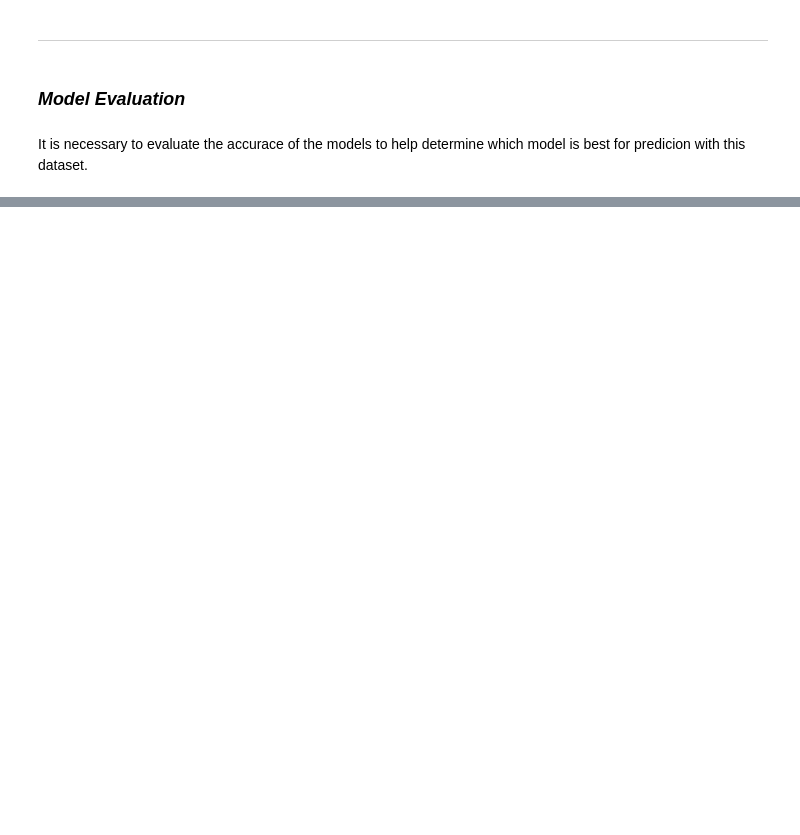
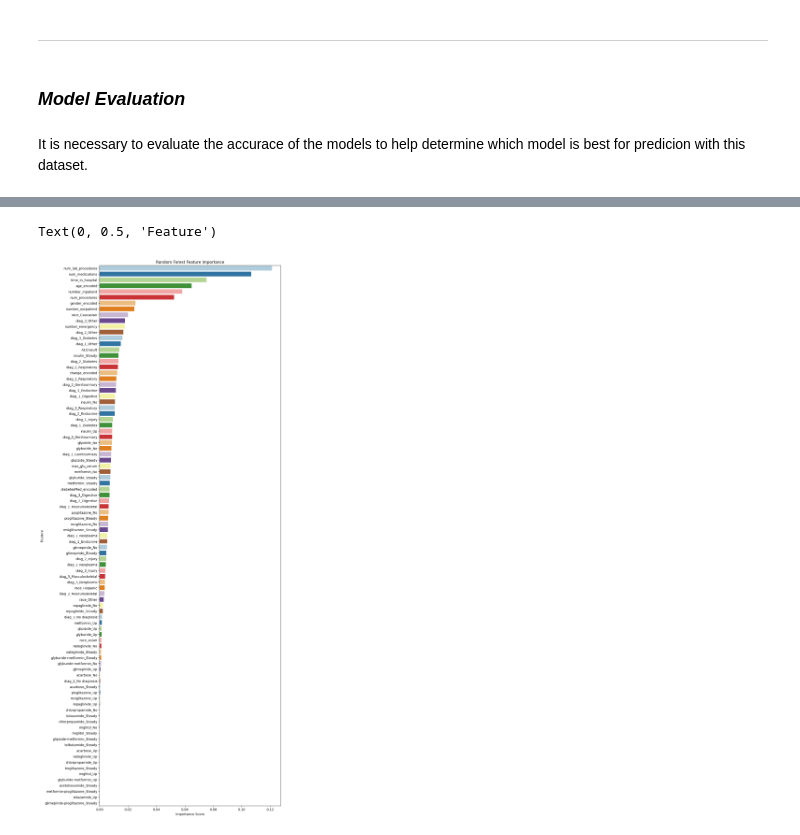
Before and after one commit to naqashb7/hospital_readmission_rates_analysis, a Jupyter notebook: jupyter_notebooks/Modelling.ipynb, the cells around one changed output, grey strips where cells are left out. Cells and saved outputs as stored; diff of their text form; code cells hidden in the pictures; blank space fills up the shorter version.

```diff
--- a/jupyter_notebooks/Modelling.ipynb
+++ b/jupyter_notebooks/Modelling.ipynb
@@ -333,0 +393,14 @@ weighted avg       0.83      0.89      0.84     19895
+# %%
+feature_importance = pd.Series(
+    rf_model.feature_importances_,
+    index=X.columns
+).sort_values(ascending=False)
+
+plt.figure(figsize=(10, 30))
+sns.barplot(x=feature_importance.values, y=feature_importance.index, hue =feature_importance.index,  palette="Paired", legend= False)
+plt.title("Random Forest Feature Importance")
+plt.xlabel("Importance Score")
+plt.ylabel("Feature")
+# %% [output]
+Text(0, 0.5, 'Feature')
+[figure, added]
```
Also changed, not shown: parts of 15 cells of this notebook, 4 other files.
